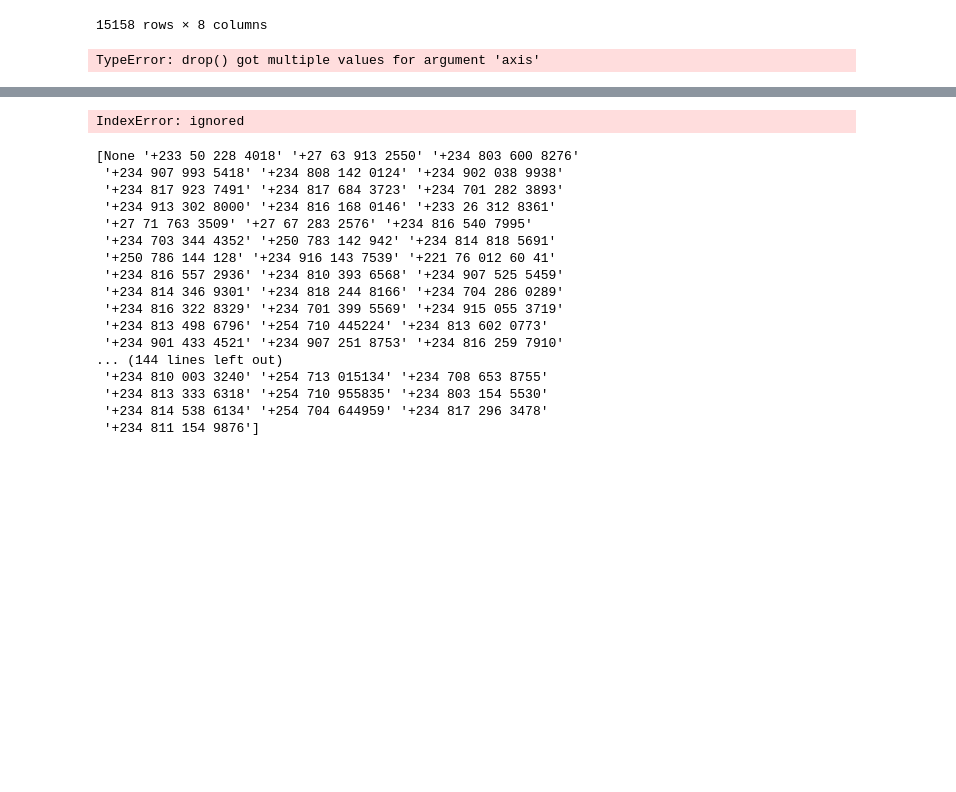
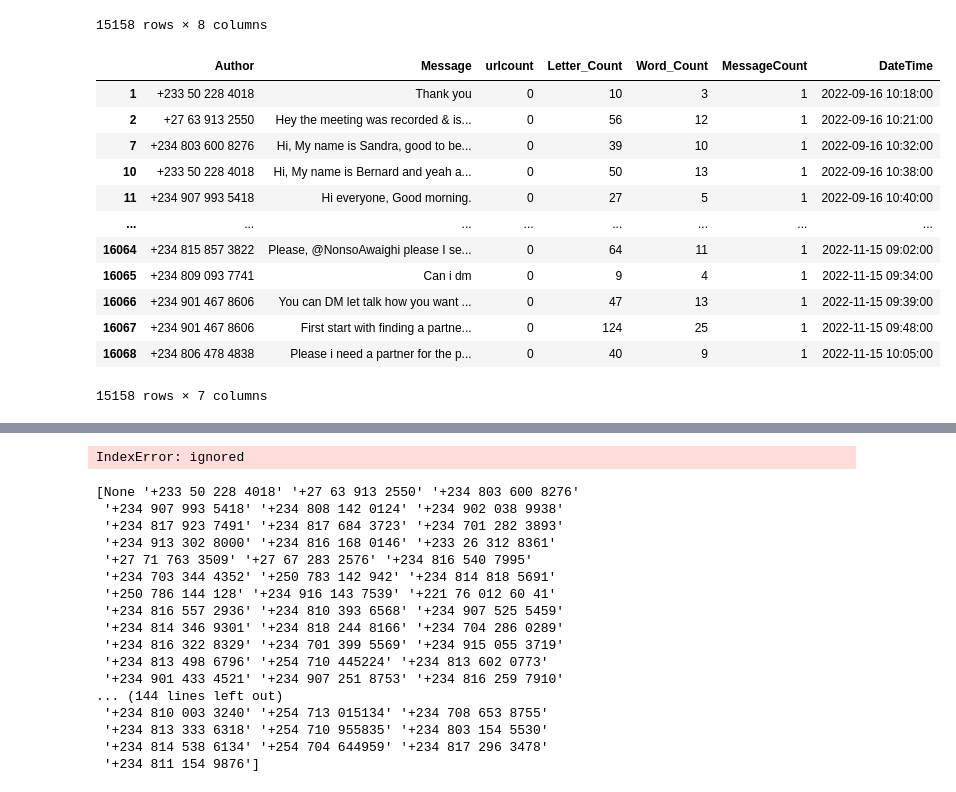
Before and after one commit to bakasheddy/Whatsapp-analysis, a Jupyter notebook: Whatsapp_analysis.ipynb, the cells around one changed output, grey strips where cells are left out. Drawn from its saved outputs; the diff is of its cells as text; code cells hidden in the pictures; blank space fills up the shorter version.

```diff
--- a/Whatsapp_analysis.ipynb
+++ b/Whatsapp_analysis.ipynb
@@ -276,6 +276,20 @@ df['Time'] = pd.to_datetime(df['Time'], format='%I:%M %p').dt.strftime('%H:%M')
 # %%
 df['DateTime'] = pd.to_datetime(df['Date'] + ' ' + df['Time'])
 # %%
-df.drop('Date', 'Time', inplace=True, axis=1)
+df.drop(['Date', 'Time'], inplace=True, axis=1)
-# %% [output]
-TypeError: drop() got multiple values for argument 'axis'
+# %%
+cols = ['DateTime', 'Author', 'Message', 'Letter_Count', 'Word_Count', 'MessageCount']
+# %% [output]
+|  | Author | Message | urlcount | Letter_Count | Word_Count | MessageCount | DateTime |
+| 1 | +233 50 228 4018 | Thank you | 0 | 10 | 3 | 1 | 2022-09-16 10:18:00 |
+| 2 | +27 63 913 2550 | Hey the meeting was recorded & is... | 0 | 56 | 12 | 1 | 2022-09-16 10:21:00 |
+| 7 | +234 803 600 8276 | Hi, My name is Sandra, good to be... | 0 | 39 | 10 | 1 | 2022-09-16 10:32:00 |
+| 10 | +233 50 228 4018 | Hi, My name is Bernard and yeah a... | 0 | 50 | 13 | 1 | 2022-09-16 10:38:00 |
+| 11 | +234 907 993 5418 | Hi everyone, Good morning. | 0 | 27 | 5 | 1 | 2022-09-16 10:40:00 |
+| ... | ... | ... | ... | ... | ... | ... | ... |
+| 16064 | +234 815 857 3822 | Please, @NonsoAwaighi please I se... | 0 | 64 | 11 | 1 | 2022-11-15 09:02:00 |
+| 16065 | +234 809 093 7741 | Can i dm | 0 | 9 | 4 | 1 | 2022-11-15 09:34:00 |
+| 16066 | +234 901 467 8606 | You can DM let talk how you want ... | 0 | 47 | 13 | 1 | 2022-11-15 09:39:00 |
+| 16067 | +234 901 467 8606 | First start with finding a partne... | 0 | 124 | 25 | 1 | 2022-11-15 09:48:00 |
+| 16068 | +234 806 478 4838 | Please i need a partner for the p... | 0 | 40 | 9 | 1 | 2022-11-15 10:05:00 |
+15158 rows × 7 columns
```
Also changed, not shown: parts of 1 cell of this notebook.
